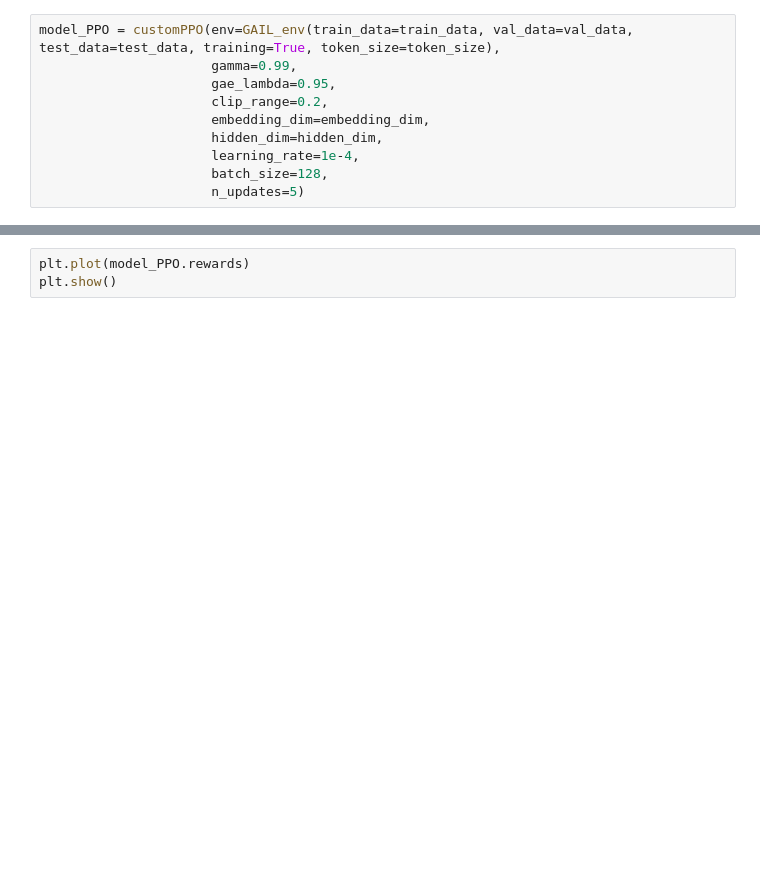
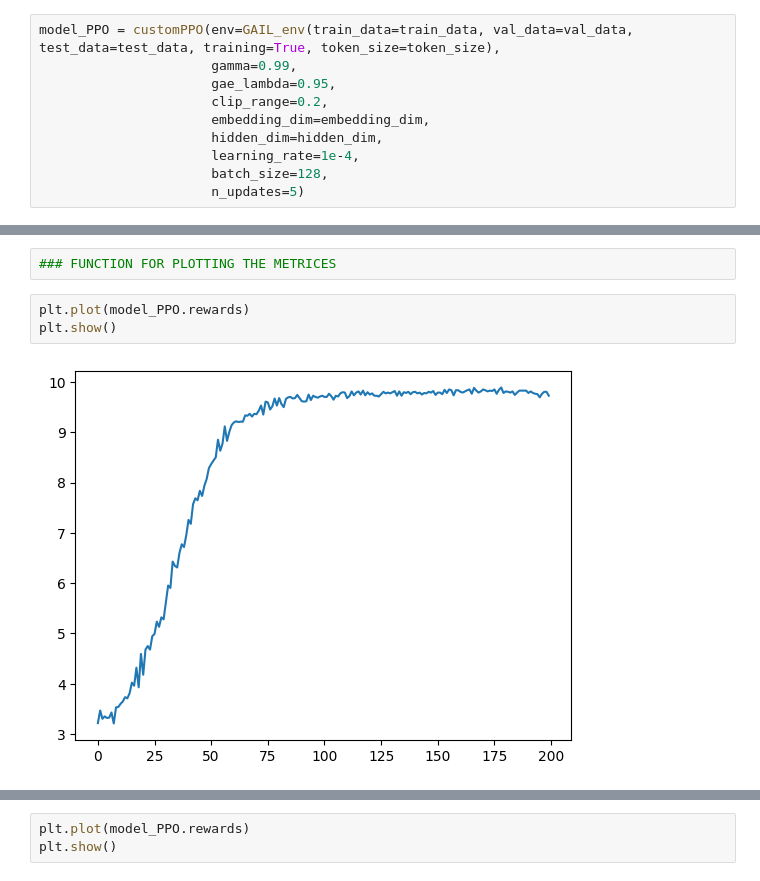
Before and after one commit to FrensiZ/adversial_learning, a Jupyter notebook: adversial_learning.ipynb, the cells around one changed output, grey strips where cells are left out. Saved outputs shown, nothing was run; the diff lists cells and outputs as text; blank space fills up the shorter version.

```diff
--- a/adversial_learning.ipynb
+++ b/adversial_learning.ipynb
@@ -938,0 +949,7 @@ Batch Update 499 - Reward: 9.6328 - Policy Loss: -0.0021 - Value Loss: 6.2073 -
+# %%
+### FUNCTION FOR PLOTTING THE METRICES
+# %%
+plt.plot(model_PPO.rewards)
+plt.show()
+# %% [output]
+[figure, added]
```
Also changed, not shown: parts of 5 cells of this notebook.
